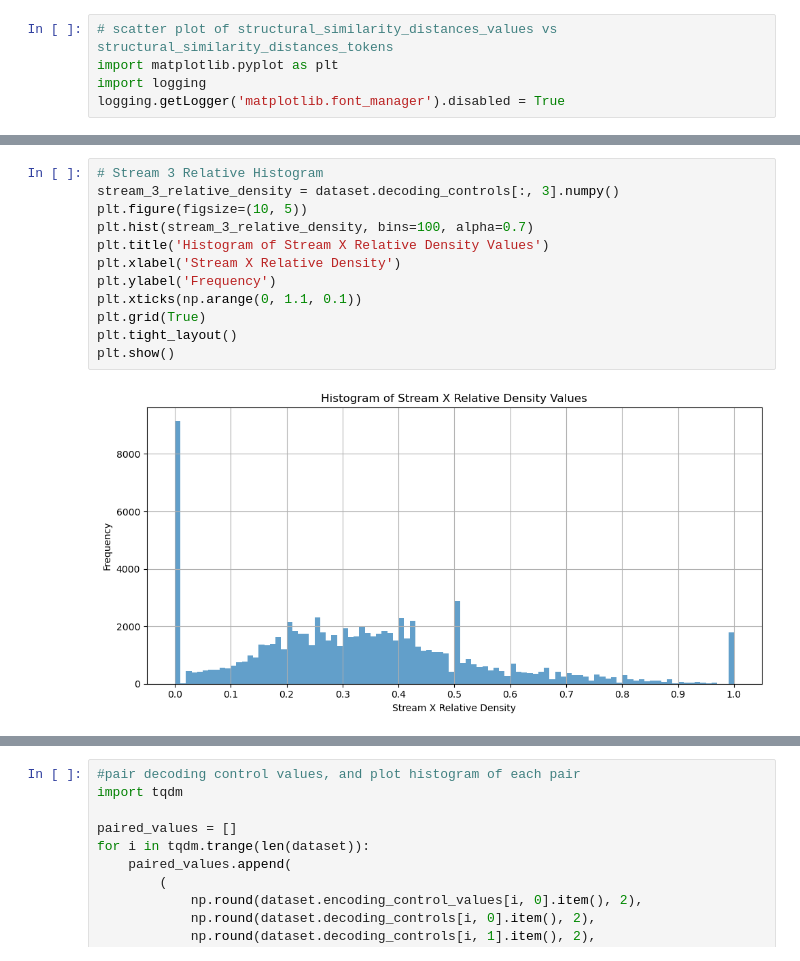
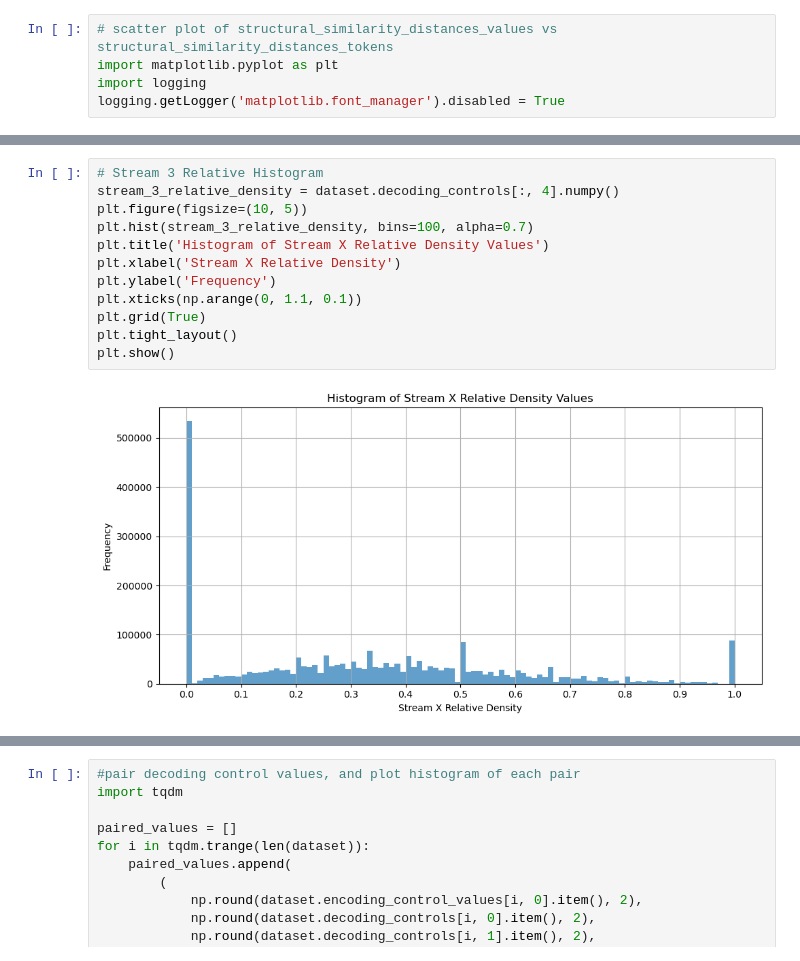
Before and after one commit to behzadhaki/TripleStreams, a Jupyter notebook: data/TripleStreamsDatasetExplorer.ipynb, the cells around one changed output, grey strips where cells are left out. Drawn from its saved outputs; the diff is of its cells as text.

Commit message:
Dataset and new features analysis

```diff
--- a/data/TripleStreamsDatasetExplorer.ipynb
+++ b/data/TripleStreamsDatasetExplorer.ipynb
@@ -134,14 +148,14 @@ plt.show()
 # %%
 # Stream 3 Relative Histogram
-stream_3_relative_density = dataset.decoding_controls[:, 3].numpy()
+stream_3_relative_density = dataset.decoding_controls[:, 4].numpy()
 plt.figure(figsize=(10, 5))
 plt.hist(stream_3_relative_density, bins=100, alpha=0.7)
 plt.title('Histogram of Stream X Relative Density Values')
 plt.xlabel('Stream X Relative Density')
 plt.ylabel('Frequency')
 plt.xticks(np.arange(0, 1.1, 0.1))
 plt.grid(True)
 plt.tight_layout()
 plt.show()
 # %% [output]
-[figure, old version]
+[figure, new version]
```
Also changed, not shown: parts of 20 cells of this notebook.
